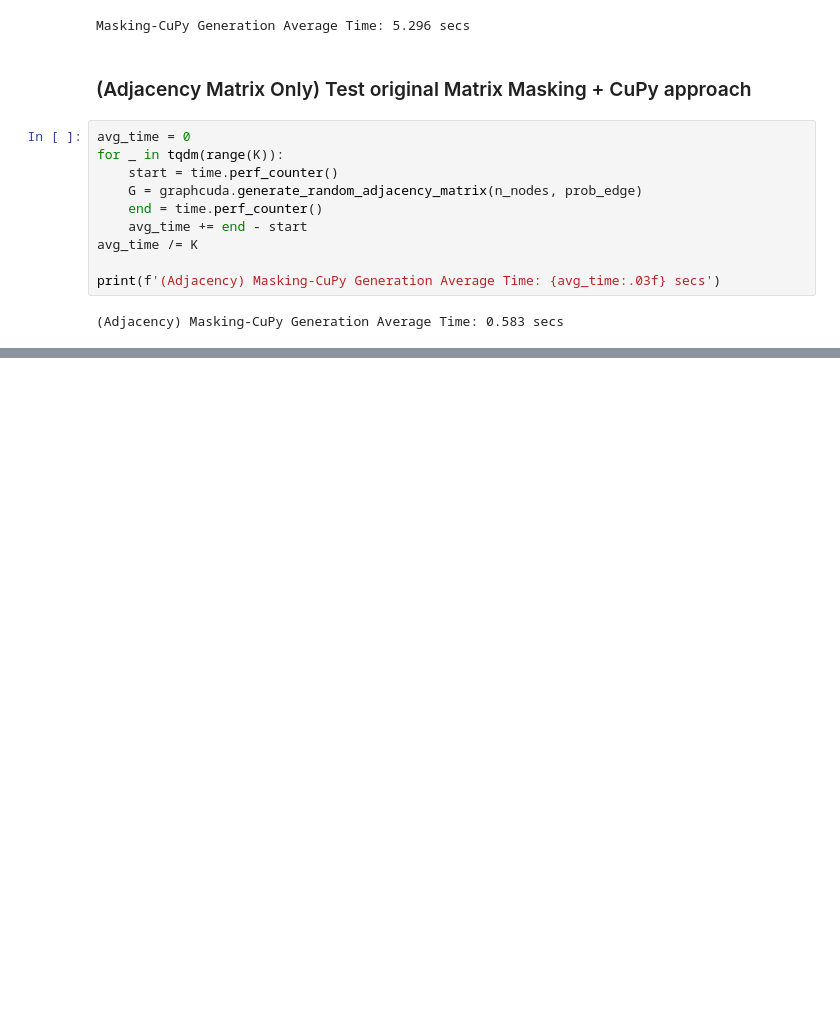
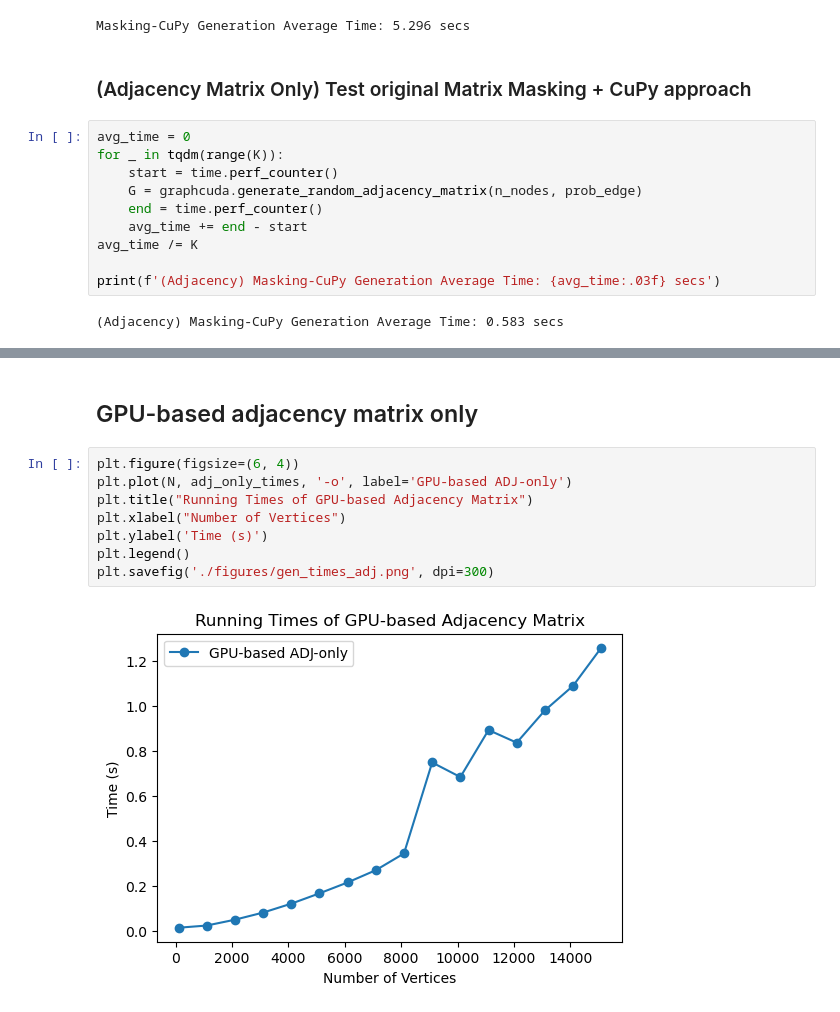
Before and after one commit to andersontruong/gnn-transport, a Jupyter notebook: cuda/benchmarks/graph_generation.ipynb, the cells around one changed output, grey strips where cells are left out. Drawn from its saved outputs; the diff is of its cells as text; blank space fills up the shorter version.

```diff
--- a/cuda/benchmarks/graph_generation.ipynb
+++ b/cuda/benchmarks/graph_generation.ipynb
@@ -96,0 +136,12 @@ print(f'(Adjacency) Masking-CuPy Generation Average Time: {avg_time:.03f} secs')
+# %% [markdown]
+## GPU-based adjacency matrix only
+# %%
+plt.figure(figsize=(6, 4))
+plt.plot(N, adj_only_times, '-o', label='GPU-based ADJ-only')
+plt.title("Running Times of GPU-based Adjacency Matrix")
+plt.xlabel("Number of Vertices")
+plt.ylabel('Time (s)')
+plt.legend()
+plt.savefig('./figures/gen_times_adj.png', dpi=300)
+# %% [output]
+[figure, added]
```
Also changed, not shown: parts of 4 cells of this notebook, 3 other files.
